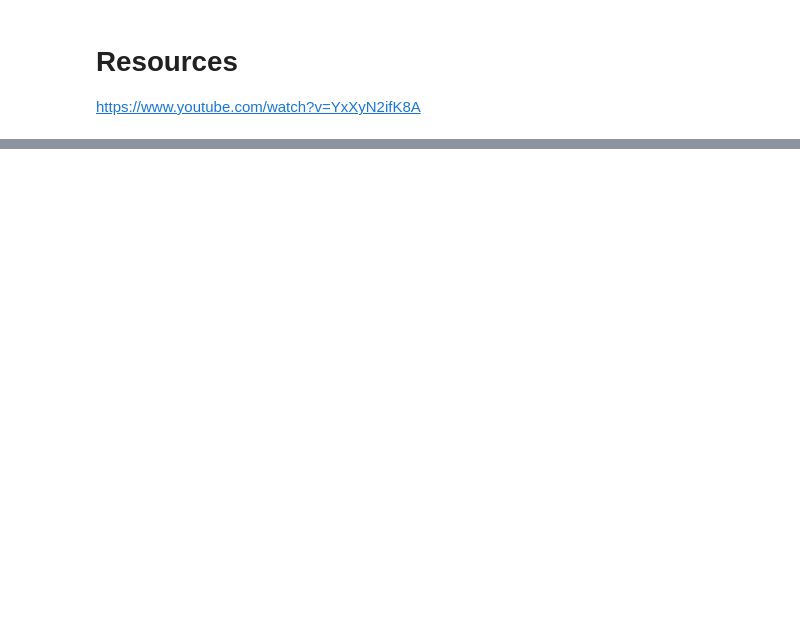
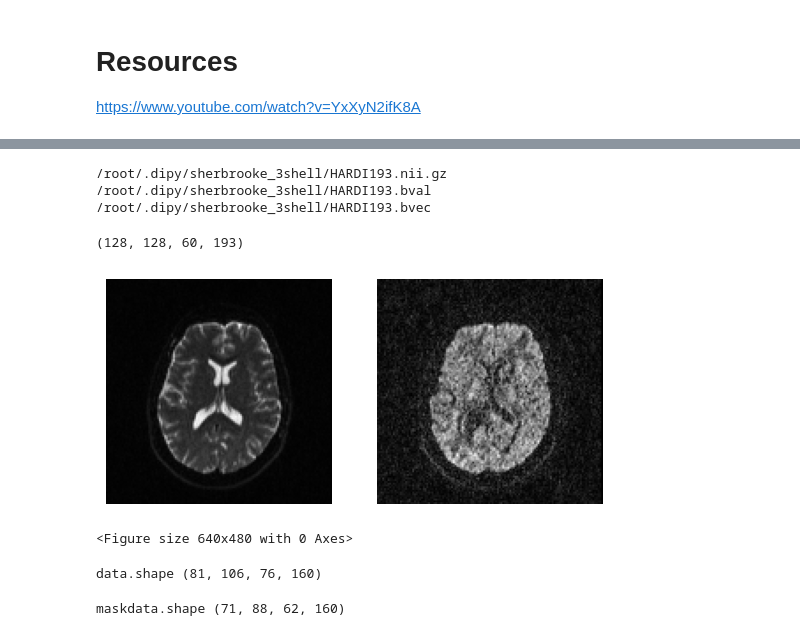
Before and after one commit to 44REAM/CEB-image_processing, a Jupyter notebook: Diffusion_imaging.ipynb, the cells around one changed output, grey strips where cells are left out. Cells and saved outputs as stored; diff of their text form; code cells hidden in the pictures; blank space fills up the shorter version.

```diff
--- a/Diffusion_imaging.ipynb
+++ b/Diffusion_imaging.ipynb
@@ -21,0 +44,40 @@ https://www.youtube.com/watch?v=YxXyN2ifK8A
+# %%
+from os.path import expanduser, join
+home = expanduser('~')
+dname = join(home, '.dipy', 'sherbrooke_3shell')
+fdwi = join(dname, 'HARDI193.nii.gz')
+
+print(fdwi)
+
+fbval = join(dname, 'HARDI193.bval')
+
+print(fbval)
+
+fbvec = join(dname, 'HARDI193.bvec')
+
+print(fbvec)
+# %% [output]
+/root/.dipy/sherbrooke_3shell/HARDI193.nii.gz
+/root/.dipy/sherbrooke_3shell/HARDI193.bval
+/root/.dipy/sherbrooke_3shell/HARDI193.bvec
+# %%
+from dipy.io.image import load_nifti
+data, affine, img = load_nifti(fdwi, return_img=True)
+# %%
+data.shape
+# %% [output]
+(128, 128, 60, 193)
+# %%
+import matplotlib.pyplot as plt
+
+axial_middle = data.shape[2] // 2
+plt.figure('Showing the datasets')
+plt.subplot(1, 2, 1).set_axis_off()
+plt.imshow(data[:, :, axial_middle, 0].T, cmap='gray', origin='lower')
+plt.subplot(1, 2, 2).set_axis_off()
+plt.imshow(data[:, :, axial_middle, 10].T, cmap='gray', origin='lower')
+plt.show()
+plt.savefig('data.png', bbox_inches='tight')
+# %% [output]
+[figure, added]
+<Figure size 640x480 with 0 Axes>
@@ -21,0 +96,19 @@ https://www.youtube.com/watch?v=YxXyN2ifK8A
+# %%
+hardi_fname, hardi_bval_fname, hardi_bvec_fname = get_fnames('stanford_hardi')
+
+data, affine = load_nifti(hardi_fname)
+
+bvals, bvecs = read_bvals_bvecs(hardi_bval_fname, hardi_bvec_fname)
+gtab = gradient_table(bvals, bvecs)
+
+print('data.shape (%d, %d, %d, %d)' % data.shape)
+# %% [output]
+data.shape (81, 106, 76, 160)
+# %%
+from dipy.segment.mask import median_otsu
+
+maskdata, mask = median_otsu(data, vol_idx=range(10, 50), median_radius=3,
+                             numpass=1, autocrop=True, dilate=2)
+print('maskdata.shape (%d, %d, %d, %d)' % maskdata.shape)
+# %% [output]
+maskdata.shape (71, 88, 62, 160)
```
Also changed, not shown: parts of 6 cells of this notebook.
